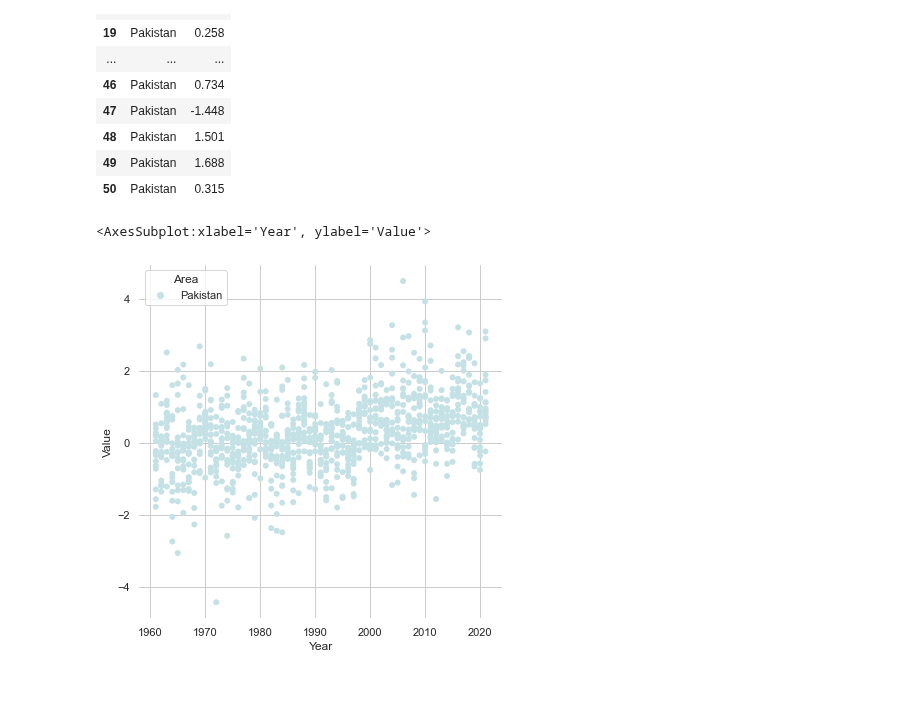
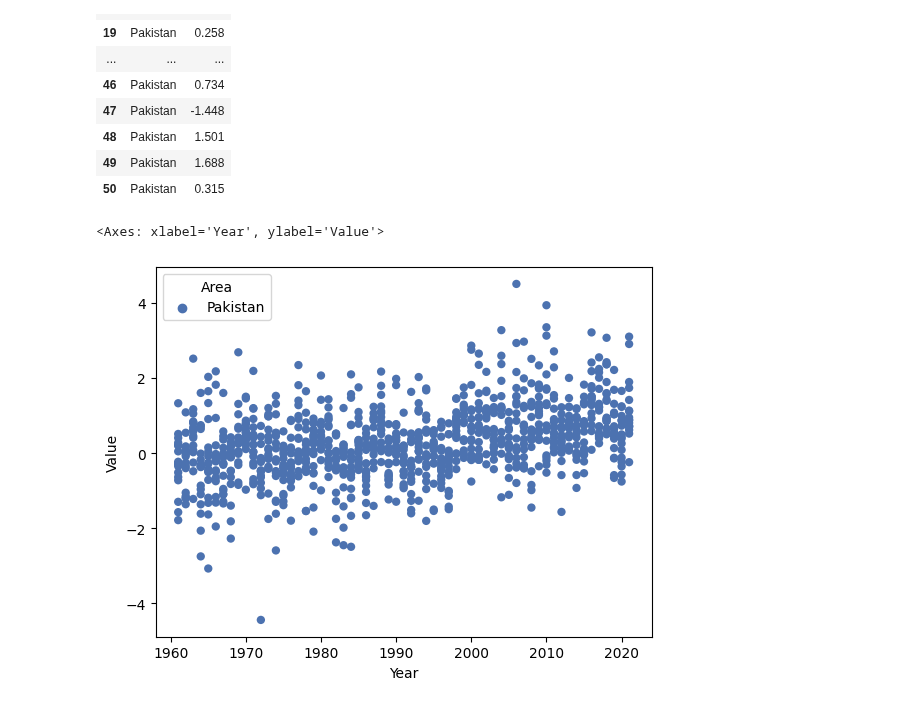
Before and after one commit to juneedpk/vscode-jupyter, a Jupyter notebook: data_viz.ipynb, the cells around one changed output. Saved outputs shown, nothing was run; the diff lists cells and outputs as text; code cells hidden in the pictures.

```diff
--- a/data_viz.ipynb
+++ b/data_viz.ipynb
@@ -31,17 +31,17 @@ df1
 # %%
 import seaborn as sns
 import matplotlib.pyplot as plt
-sns.set_theme(style="whitegrid")
+#sns.set_theme(style="whitegrid")
 
-f, ax = plt.subplots(figsize=(6.5, 6.5))
-sns.despine(f, left=True, bottom=True)
+#ax = plt.subplots(figsize=(6.5, 6.5))
+#sns.despine(f, left=True, bottom=True)
 
 sns.scatterplot(x="Year", y="Value",
-                hue="Area",palette="ch:r=-.2,d=.3_r",
+                hue="Area",palette= 'deep',
                 sizes=(1, 8), linewidth=0,
-                data=df, ax=ax)
+                data=df)
 # %% [output]
-<AxesSubplot:xlabel='Year', ylabel='Value'>
+<Axes: xlabel='Year', ylabel='Value'>
-[figure, old version]
+[figure, new version]
 # %%
 import seaborn as sns
```
Also changed, not shown: parts of 2 cells of this notebook.
